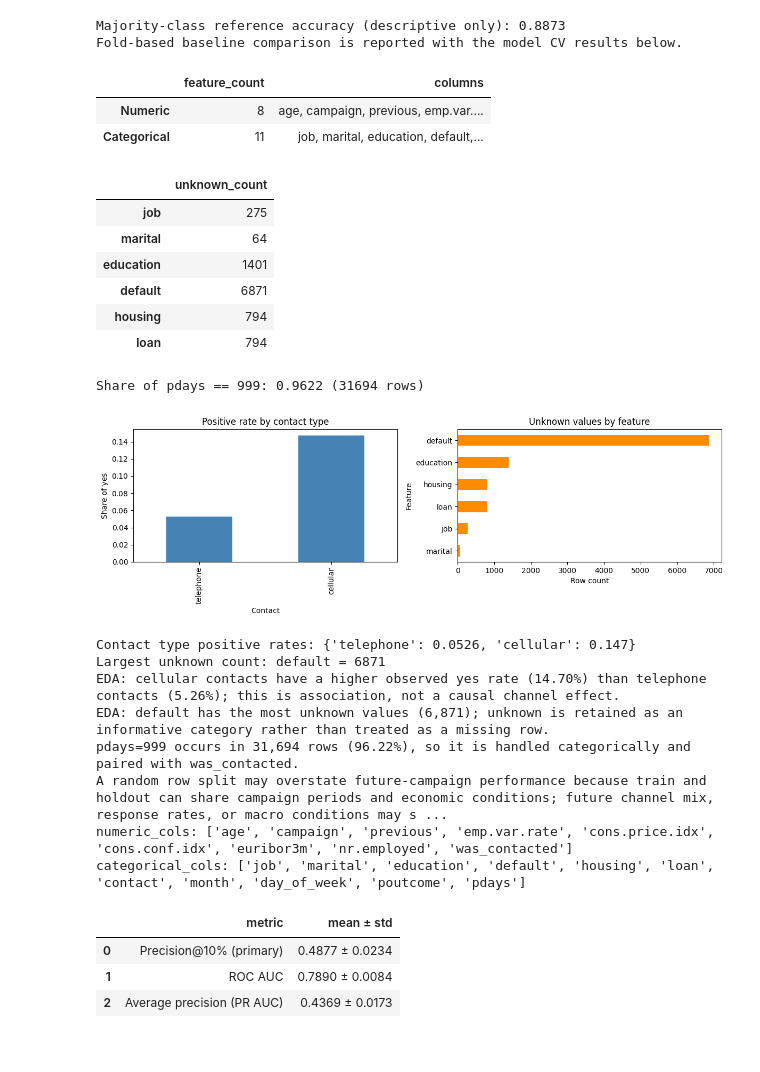
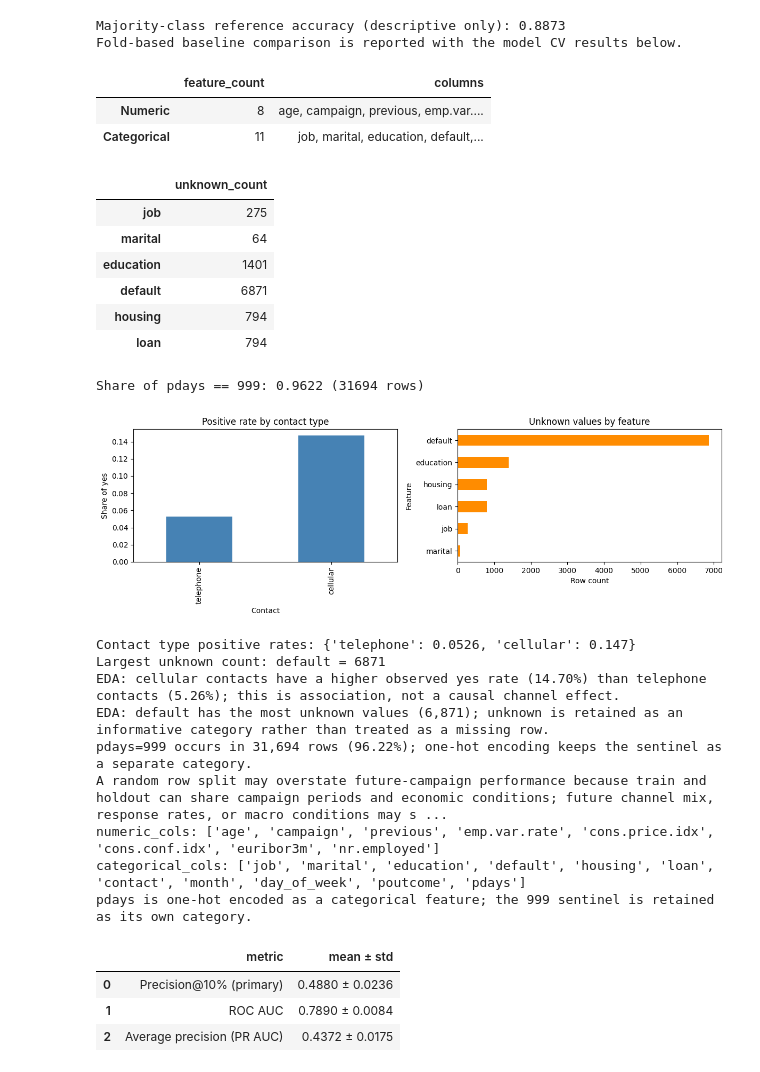
Before and after one commit to NurdauletZhussip-tech/task-03-ML-course, a Jupyter notebook: zhussip_task3.ipynb, the cells around one changed output. Cells and saved outputs as stored; diff of their text form; code cells hidden in the pictures.

```diff
--- a/zhussip_task3.ipynb
+++ b/zhussip_task3.ipynb
@@ -58,9 +58,6 @@ Fold-based baseline comparison is reported with the model CV results below.
 import matplotlib.pyplot as plt
 
 from sklearn.pipeline import Pipeline
-from sklearn.preprocessing import FunctionTransformer
-
-from feature_transformers import add_was_contacted
 
 feature_cols = [column for column in train.columns if column not in {"id", "duration", "y"}]
 train_features = train.loc[:, feature_cols]
@@ -98,22 +95,15 @@ print(f"Contact type positive rates: {contact_yes_rate.round(4).to_dict()}")
 print(f"Largest unknown count: {unknown_plot_counts.idxmax()} = {unknown_plot_counts.max()}")
 print("EDA: cellular contacts have a higher observed yes rate (14.70%) than telephone contacts (5.26%); this is association, not a causal channel effect.")
 print("EDA: default has the most unknown values (6,871); unknown is retained as an informative category rather than treated as a missing row.")
-print("pdays=999 occurs in 31,694 rows (96.22%), so it is handled categorically and paired with was_contacted.")
+print("pdays=999 occurs in 31,694 rows (96.22%); one-hot encoding keeps the sentinel as a separate category.")
 print("A random row split may overstate future-campaign performance because train and holdout can share campaign periods and economic conditions; future channel mix, response rates, or macro conditions may shift.")
 
 # Treat pdays as a category so its 999 sentinel is not interpreted as a numeric value.
-numeric_cols = numeric_type_cols + ["was_contacted"]
+numeric_cols = numeric_type_cols
 print(f"numeric_cols: {numeric_cols}")
 print(f"categorical_cols: {categorical_cols}")
 
-feature_engineering = Pipeline(
-    [
-        (
-            "add_was_contacted",
-            FunctionTransformer(add_was_contacted, validate=False),
-        )
-    ]
-)
+print("pdays is one-hot encoded as a categorical feature; the 999 sentinel is retained as its own category.")
 # %% [output]
 |  | feature_count | columns |
 | Numeric | 8 | age, campaign, previous, emp.var.... |
@@ -131,10 +121,11 @@ Contact type positive rates: {'telephone': 0.0526, 'cellular': 0.147}
 Largest unknown count: default = 6871
 EDA: cellular contacts have a higher observed yes rate (14.70%) than telephone contacts (5.26%); this is association, not a causal channel effect.
 EDA: default has the most unknown values (6,871); unknown is retained as an informative category rather than treated as a missing row.
-pdays=999 occurs in 31,694 rows (96.22%), so it is handled categorically and paired with was_contacted.
+pdays=999 occurs in 31,694 rows (96.22%); one-hot encoding keeps the sentinel as a separate category.
 A random row split may overstate future-campaign performance because train and holdout can share campaign periods and economic conditions; future channel mix, response rates, or macro conditions may s ...
-numeric_cols: ['age', 'campaign', 'previous', 'emp.var.rate', 'cons.price.idx', 'cons.conf.idx', 'euribor3m', 'nr.employed', 'was_contacted']
+numeric_cols: ['age', 'campaign', 'previous', 'emp.var.rate', 'cons.price.idx', 'cons.conf.idx', 'euribor3m', 'nr.employed']
 categorical_cols: ['job', 'marital', 'education', 'default', 'housing', 'loan', 'contact', 'month', 'day_of_week', 'poutcome', 'pdays']
+pdays is one-hot encoded as a categorical feature; the 999 sentinel is retained as its own category.
 # %%
 from sklearn.compose import ColumnTransformer
 from sklearn.impute import SimpleImputer
@@ -143,7 +134,15 @@ from sklearn.metrics import make_scorer
 from sklearn.model_selection import StratifiedKFold, cross_validate, train_test_split
 from sklearn.preprocessing import OneHotEncoder, StandardScaler
 
-from feature_transformers import precision_at_fraction
+
+def precision_at_fraction(y_true, y_score, fraction=0.1):
+    y_true = np.asarray(y_true)
+    y_score = np.asarray(y_score)
+    if y_score.ndim == 2:
+        y_score = y_score[:, 1]
+    n_selected = max(1, int(np.ceil(len(y_true) * fraction)))
+    top_indices = np.argsort(-y_score, kind="stable")[:n_selected]
+    return float(y_true[top_indices].mean())
 
 numeric_preprocessing = Pipeline(
     [
@@ -167,7 +166,6 @@ preprocessor = ColumnTransformer(
 
 logistic_pipeline = Pipeline(
     [
-        ("feature_engineering", feature_engineering),
         ("preprocessor", preprocessor),
         (
             "classifier",
@@ -202,36 +200,36 @@ cv_results = cross_validate(
     logistic_pipeline,
     X_dev,
     y_dev,
     cv=cv,
     scoring=scoring,
     return_train_score=False,
     n_jobs=-1,
 )
 
 cv_summary = pd.DataFrame(
     {
         "metric": ["Precision@10% (primary)", "ROC AUC", "Average precision (PR AUC)"],
         "mean": [
             cv_results["test_precision_at_10_percent"].mean(),
             cv_results["test_roc_auc"].mean(),
             cv_results["test_average_precision"].mean(),
         ],
         "std": [
             cv_results["test_precision_at_10_percent"].std(ddof=1),
             cv_results["test_roc_auc"].std(ddof=1),
             cv_results["test_average_precision"].std(ddof=1),
         ],
     }
 )
 cv_summary["mean ± std"] = cv_summary.apply(
     lambda row: f"{row['mean']:.4f} ± {row['std']:.4f}", axis=1
 )
 display(cv_summary[["metric", "mean ± std"]])
 # %% [output]
 |  | metric | mean ± std |
-| 0 | Precision@10% (primary) | 0.4877 ± 0.0234 |
+| 0 | Precision@10% (primary) | 0.4880 ± 0.0236 |
 | 1 | ROC AUC | 0.7890 ± 0.0084 |
-| 2 | Average precision (PR AUC) | 0.4369 ± 0.0173 |
+| 2 | Average precision (PR AUC) | 0.4372 ± 0.0175 |
 # %%
 import matplotlib.pyplot as plt
 
```
Also changed, not shown: parts of 5 cells of this notebook, 1 other file.
